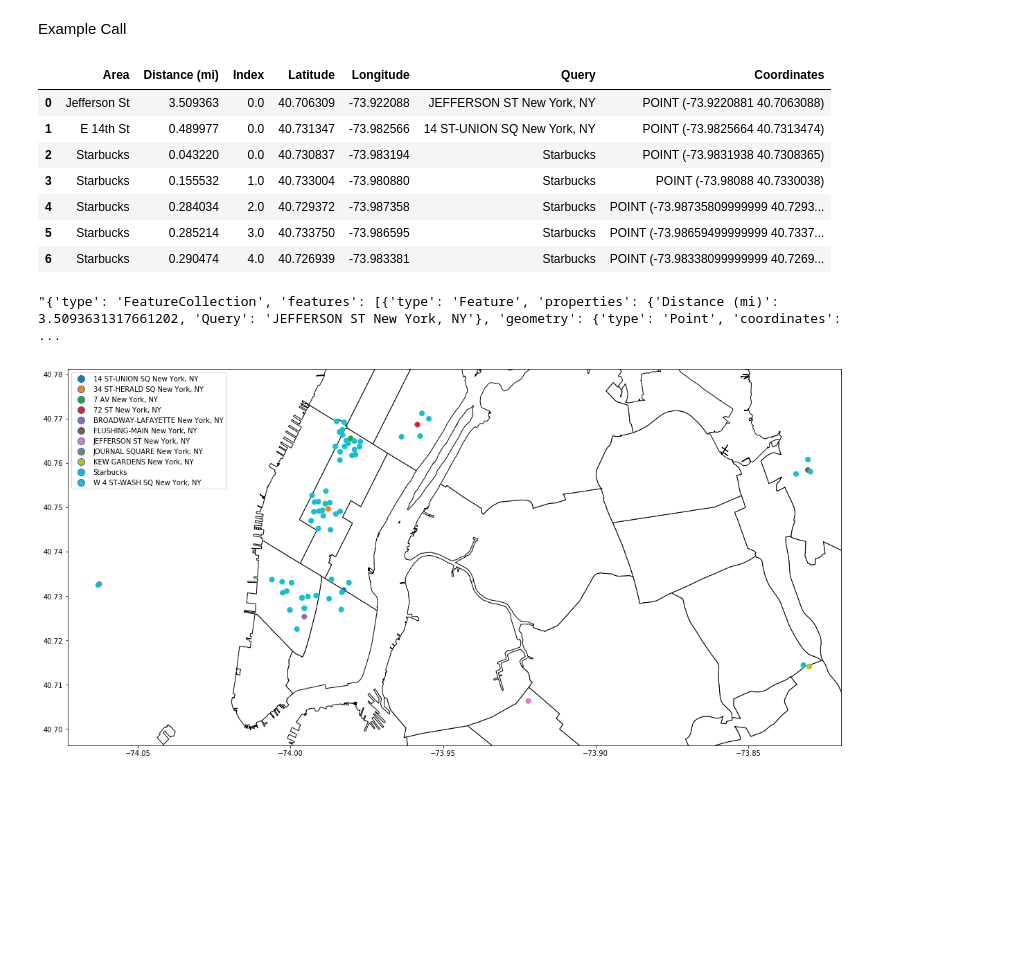
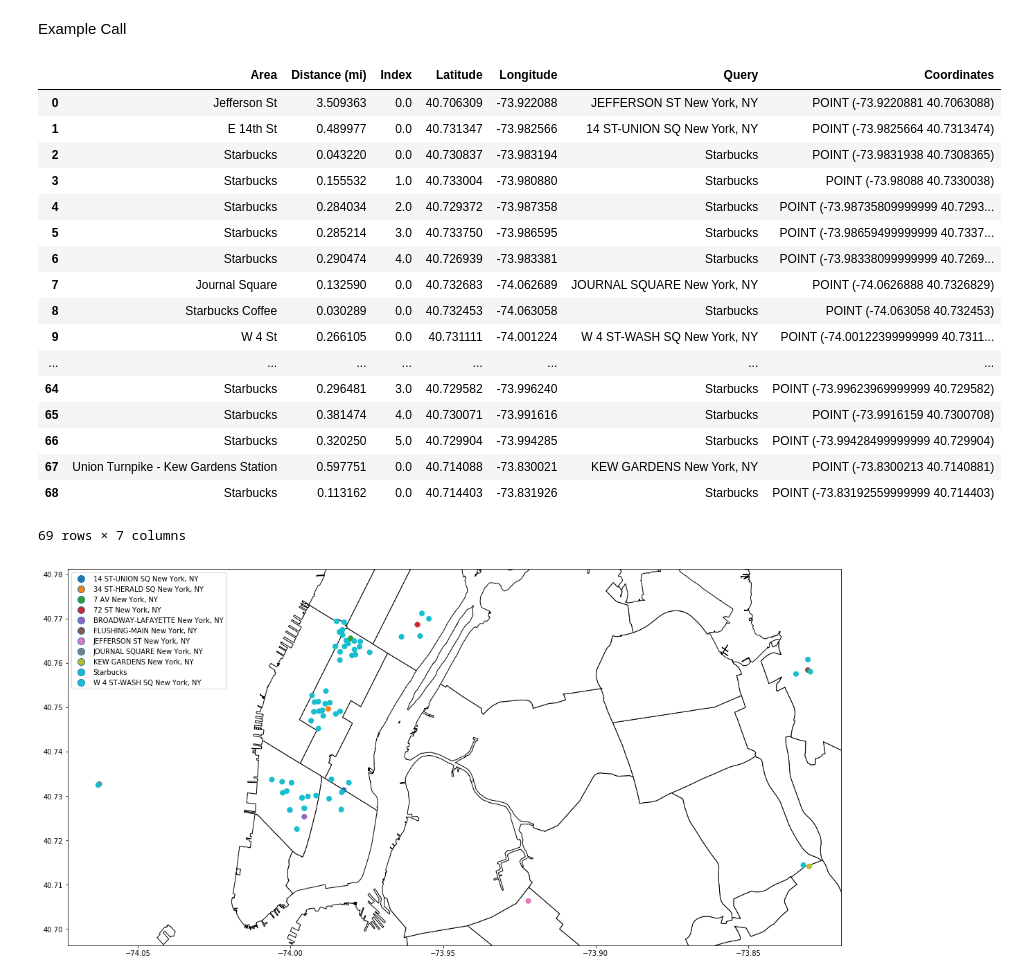
Before and after one commit to nalehc/gala_flyer_locations, a Jupyter notebook: Google_Places_Scraping_Alan.ipynb, the cells around one changed output. Drawn from its saved outputs; the diff is of its cells as text; code cells hidden in the pictures; blank space fills up the shorter version.

Commit message:
Added example starbucks .geojson and updated functions for scraping notebook

```diff
--- a/Google_Places_Scraping_Alan.ipynb
+++ b/Google_Places_Scraping_Alan.ipynb
@@ -195,22 +182,27 @@ subway_list = [['JEFFERSON ST', 8948.403846153846],
 subway_list2 = [['JEFFERSON ST', 8948.403846153846],
  ['14 ST-UNION SQ', 5806.954545454545]]
 # %%
-test_gdf = nearby_subway_stations(subway_list2, 'Starbucks', 6400, 300)
+test_gdf = nearby_subway_stations(subway_list, 'Starbucks', 6400, 300)
 test_gdf
 # %% [output]
 |  | Area | Distance (mi) | Index | Latitude | Longitude | Query | Coordinates |
 | 0 | Jefferson St | 3.509363 | 0.0 | 40.706309 | -73.922088 | JEFFERSON ST New York, NY | POINT (-73.9220881 40.7063088) |
 | 1 | E 14th St | 0.489977 | 0.0 | 40.731347 | -73.982566 | 14 ST-UNION SQ New York, NY | POINT (-73.9825664 40.7313474) |
 | 2 | Starbucks | 0.043220 | 0.0 | 40.730837 | -73.983194 | Starbucks | POINT (-73.9831938 40.7308365) |
 | 3 | Starbucks | 0.155532 | 1.0 | 40.733004 | -73.980880 | Starbucks | POINT (-73.98088 40.7330038) |
 | 4 | Starbucks | 0.284034 | 2.0 | 40.729372 | -73.987358 | Starbucks | POINT (-73.98735809999999 40.7293... |
 | 5 | Starbucks | 0.285214 | 3.0 | 40.733750 | -73.986595 | Starbucks | POINT (-73.98659499999999 40.7337... |
 | 6 | Starbucks | 0.290474 | 4.0 | 40.726939 | -73.983381 | Starbucks | POINT (-73.98338099999999 40.7269... |
+| 7 | Journal Square | 0.132590 | 0.0 | 40.732683 | -74.062689 | JOURNAL SQUARE New York, NY | POINT (-74.0626888 40.7326829) |
+| 8 | Starbucks Coffee | 0.030289 | 0.0 | 40.732453 | -74.063058 | Starbucks | POINT (-74.063058 40.732453) |
+| 9 | W 4 St | 0.266105 | 0.0 | 40.731111 | -74.001224 | W 4 ST-WASH SQ New York, NY | POINT (-74.00122399999999 40.7311... |
+| ... | ... | ... | ... | ... | ... | ... | ... |
+| 64 | Starbucks | 0.296481 | 3.0 | 40.729582 | -73.996240 | Starbucks | POINT (-73.99623969999999 40.729582) |
+| 65 | Starbucks | 0.381474 | 4.0 | 40.730071 | -73.991616 | Starbucks | POINT (-73.9916159 40.7300708) |
+| 66 | Starbucks | 0.320250 | 5.0 | 40.729904 | -73.994285 | Starbucks | POINT (-73.99428499999999 40.729904) |
+| 67 | Union Turnpike - Kew Gardens Station | 0.597751 | 0.0 | 40.714088 | -73.830021 | KEW GARDENS New York, NY | POINT (-73.8300213 40.7140881) |
+| 68 | Starbucks | 0.113162 | 0.0 | 40.714403 | -73.831926 | Starbucks | POINT (-73.83192559999999 40.714403) |
+69 rows × 7 columns
-# %%
-test_json = df_to_geojson(test_gdf, properties = ['Distance (mi)', 'Query'], lat = 'Latitude', lon = 'Longitude')
-str(test_json)
-# %% [output]
-"{'type': 'FeatureCollection', 'features': [{'type': 'Feature', 'properties': {'Distance (mi)': 3.5093631317661202, 'Query': 'JEFFERSON ST New York, NY'}, 'geometry': {'type': 'Point', 'coordinates':  ...
 # %%
 file = "d085e2f8d0b54d4590b1e7d1f35594c1pediacitiesnycneighborhoods.geojson"
 file2 = "community_districts.geojson"
```
Also changed, not shown: parts of 13 cells of this notebook, 1 other file.
